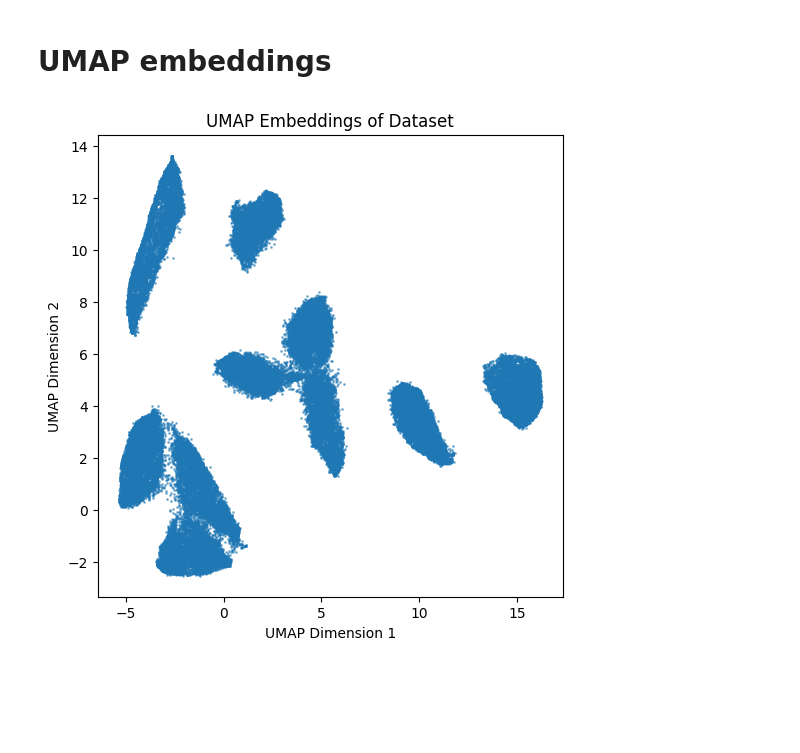
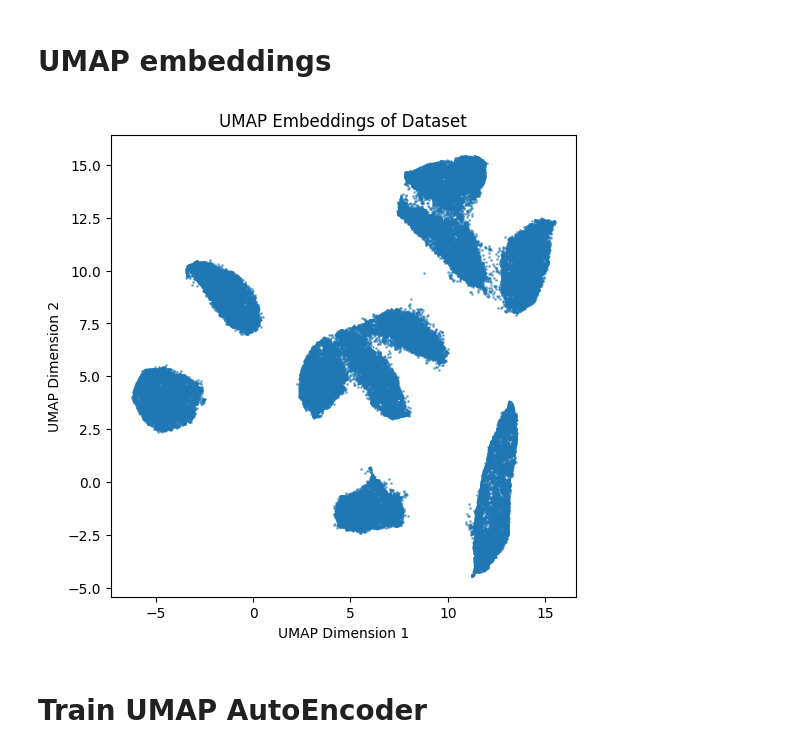
Before and after one commit to adrianlopezlanchares/umap-autoencoder, a Jupyter notebook: notebooks/umap-autoencoder-mnist.ipynb, the cells around one changed output. Drawn from its saved outputs; the diff is of its cells as text; code cells hidden in the pictures; blank space fills up the shorter version.

Commit message:
train umap autoencoder

```diff
--- a/notebooks/umap-autoencoder-mnist.ipynb
+++ b/notebooks/umap-autoencoder-mnist.ipynb
@@ -32,7 +32,11 @@ train_images, test_images = get_mnist_image_np_arrays()
 # %%
 embedding_dim = 2
 
-flat_train_images = train_images.reshape(train_images.shape[0], -1)
+full_images = np.concatenate([train_images, test_images], axis=0)
+flat_full_images = full_images.reshape(full_images.shape[0], -1)
 reducer = umap.UMAP(n_components=embedding_dim)
-embeddings = reducer.fit_transform(flat_train_images)
+full_embeddings = reducer.fit_transform(flat_full_images)
+
+train_embeddings = full_embeddings[: len(train_images)]
+test_embeddings = full_embeddings[len(train_images) :]
 # %%
@@ -50,10 +54,12 @@ np.save(embeddings_file, embeddings)
 # %%
 # Plot embeddings
 plt.figure(figsize=(6, 6))
-plt.scatter(embeddings[:, 0], embeddings[:, 1], s=1, alpha=0.5)
+plt.scatter(full_embeddings[:, 0], full_embeddings[:, 1], s=1, alpha=0.5)
 plt.title("UMAP Embeddings of Dataset")
 plt.xlabel("UMAP Dimension 1")
 plt.ylabel("UMAP Dimension 2")
 plt.show()
 # %% [output]
-[figure, old version]
+[figure, new version]
+# %% [markdown]
+# Train UMAP AutoEncoder
```
Also changed, not shown: parts of 8 cells of this notebook, 4 other files.
